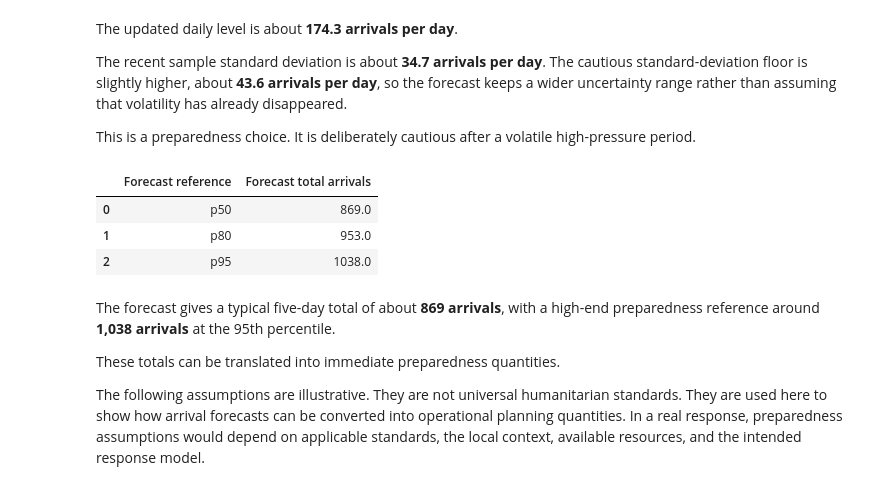
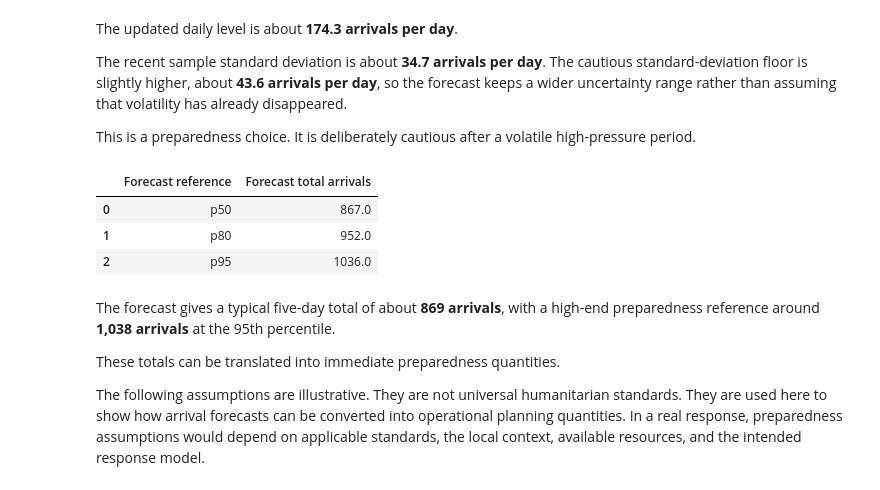
Before and after one commit to kcsongor011/humanitarian_decision_toolkit, a Jupyter notebook: notebooks/forecasting/arrival_dynamics_1_short_term_border_arrivals.ipynb, the cells around one changed output. Cells and saved outputs as stored; diff of their text form; code cells hidden in the pictures.

```diff
--- a/notebooks/forecasting/arrival_dynamics_1_short_term_border_arrivals.ipynb
+++ b/notebooks/forecasting/arrival_dynamics_1_short_term_border_arrivals.ipynb
@@ -74,6 +74,8 @@ from operations.arrival_dynamics import (  # noqa: E402
 
 
 scenario = pd.read_csv(PROJECT_ROOT / CANONICAL_RELATIVE_PATH)
+# %%
+N_SIMULATIONS = 10_000
 # %% [markdown]
 # Part I — First forecast under limited information
 
@@ -785,32 +787,32 @@ This is a preparedness choice. It is deliberately cautious after a volatile high
 # %%
 forecast_days_19_23_simulations = simulate_cautious_negative_binomial_forecast(
     scenario,
     observed_start_day=13,
     observed_end_day=18,
     forecast_start_day=19,
     forecast_end_day=23,
-    n_simulations=100_000,
+    n_simulations=N_SIMULATIONS,
     seed=20240531,
 )
 
 forecast_days_19_23_totals = summarize_preparedness_forecast_totals(
     forecast_days_19_23_simulations,
     percentiles=(50, 80, 95),
 )
 
 forecast_days_19_23_summary = forecast_days_19_23_totals.rename(
     columns={
         "forecast_reference": "Forecast reference",
         "forecast_total_arrivals": "Forecast total arrivals",
     }
 )[["Forecast reference", "Forecast total arrivals"]]
 
 forecast_days_19_23_summary.round({"Forecast total arrivals": 1})
 # %% [output]
 |  | Forecast reference | Forecast total arrivals |
-| 0 | p50 | 869.0 |
-| 1 | p80 | 953.0 |
-| 2 | p95 | 1038.0 |
+| 0 | p50 | 867.0 |
+| 1 | p80 | 952.0 |
+| 2 | p95 | 1036.0 |
 # %% [markdown]
 The forecast gives a typical five-day total of about **869 arrivals**, with a high-end preparedness reference around **1,038 arrivals** at the 95th percentile.
 
```
Also changed, not shown: parts of 16 cells of this notebook.
